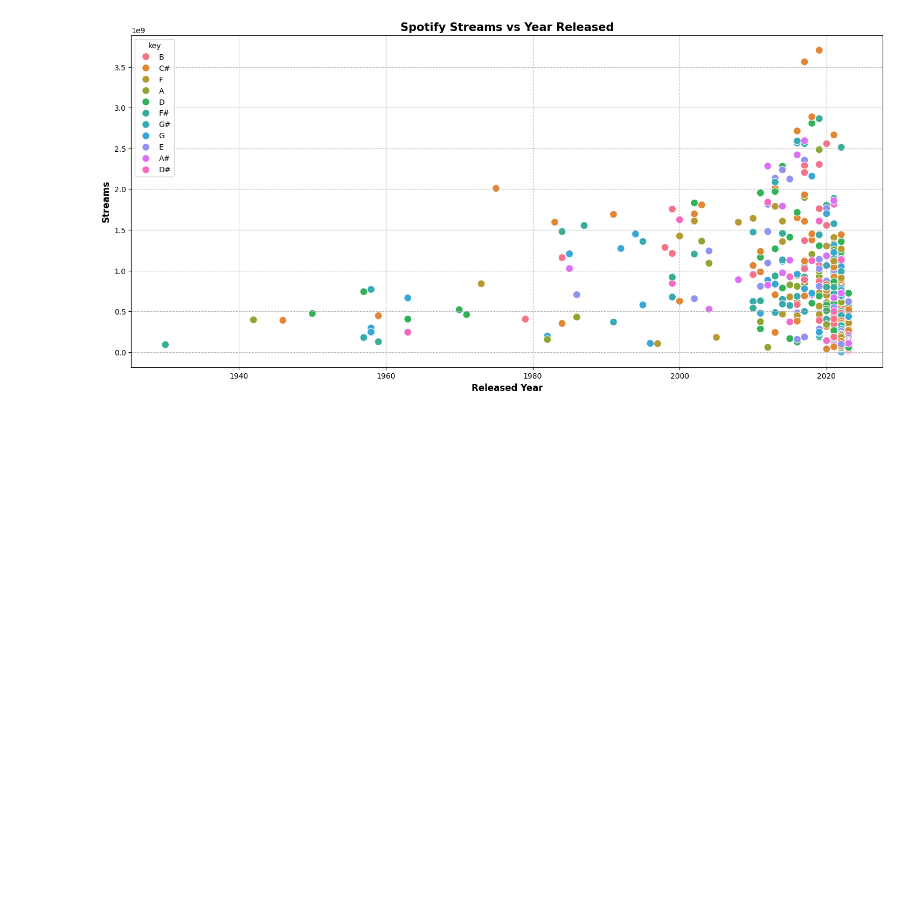
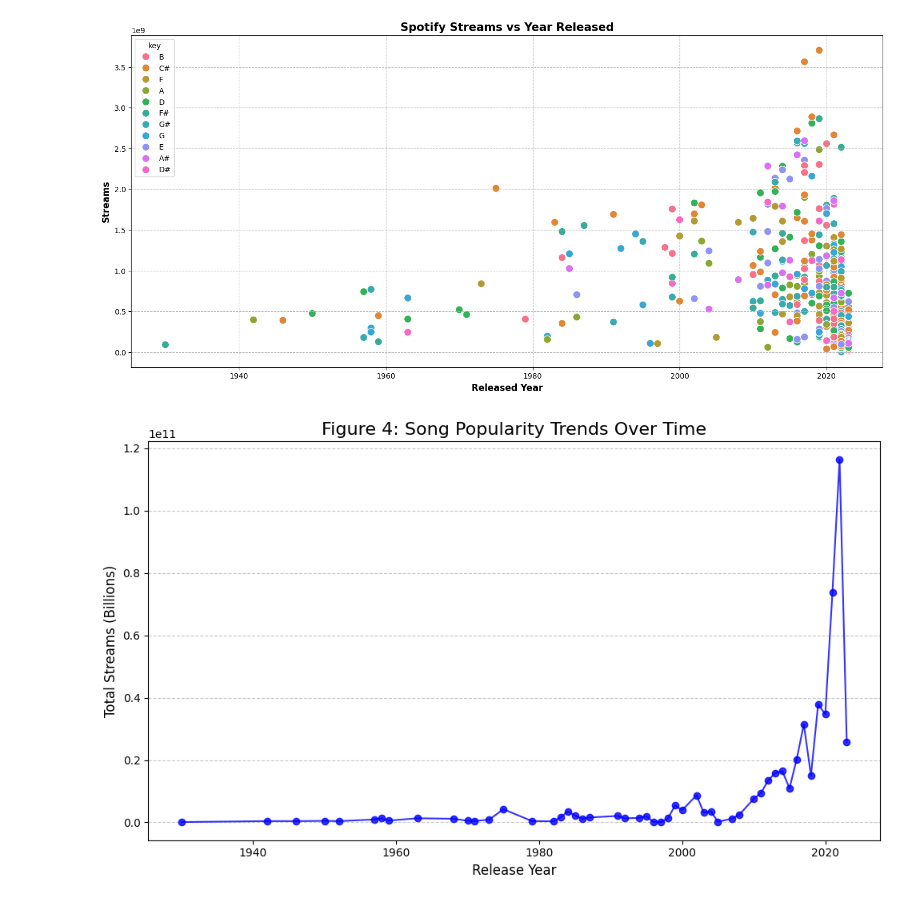
Before and after one commit to Yiming-Tian/final-report, a Jupyter notebook: Data_visualization.ipynb, the cells around one changed output. Saved outputs shown, nothing was run; the diff lists cells and outputs as text; code cells hidden in the pictures; blank space fills up the shorter version.

```diff
--- a/Data_visualization.ipynb
+++ b/Data_visualization.ipynb
@@ -96,3 +98,19 @@ plt.show()
 # %% [output]
 Scatter plot for released per year vs. Spotify Streams
 [figure]
+# %%
+df['released_year'] = pd.to_numeric(df['released_year'], errors='coerce').fillna(0).astype(int)
+df['streams'] = pd.to_numeric(df['streams'], errors='coerce').fillna(0)
+
+temporal_data = df.groupby('released_year')['streams'].sum()
+
+plt.figure(figsize=(10, 6))
+plt.plot(temporal_data.index, temporal_data.values, marker='o', linestyle='-', color='b', alpha=0.8)
+plt.title('Figure 4: Song Popularity Trends Over Time', fontsize=16)
+plt.xlabel('Release Year', fontsize=12)
+plt.ylabel('Total Streams (Billions)', fontsize=12)
+plt.grid(axis='y', linestyle='--', alpha=0.7)
+plt.tight_layout()
+plt.show()
+# %% [output]
+[figure, added]
```
Also changed, not shown: parts of 5 cells of this notebook, 3 other files.
